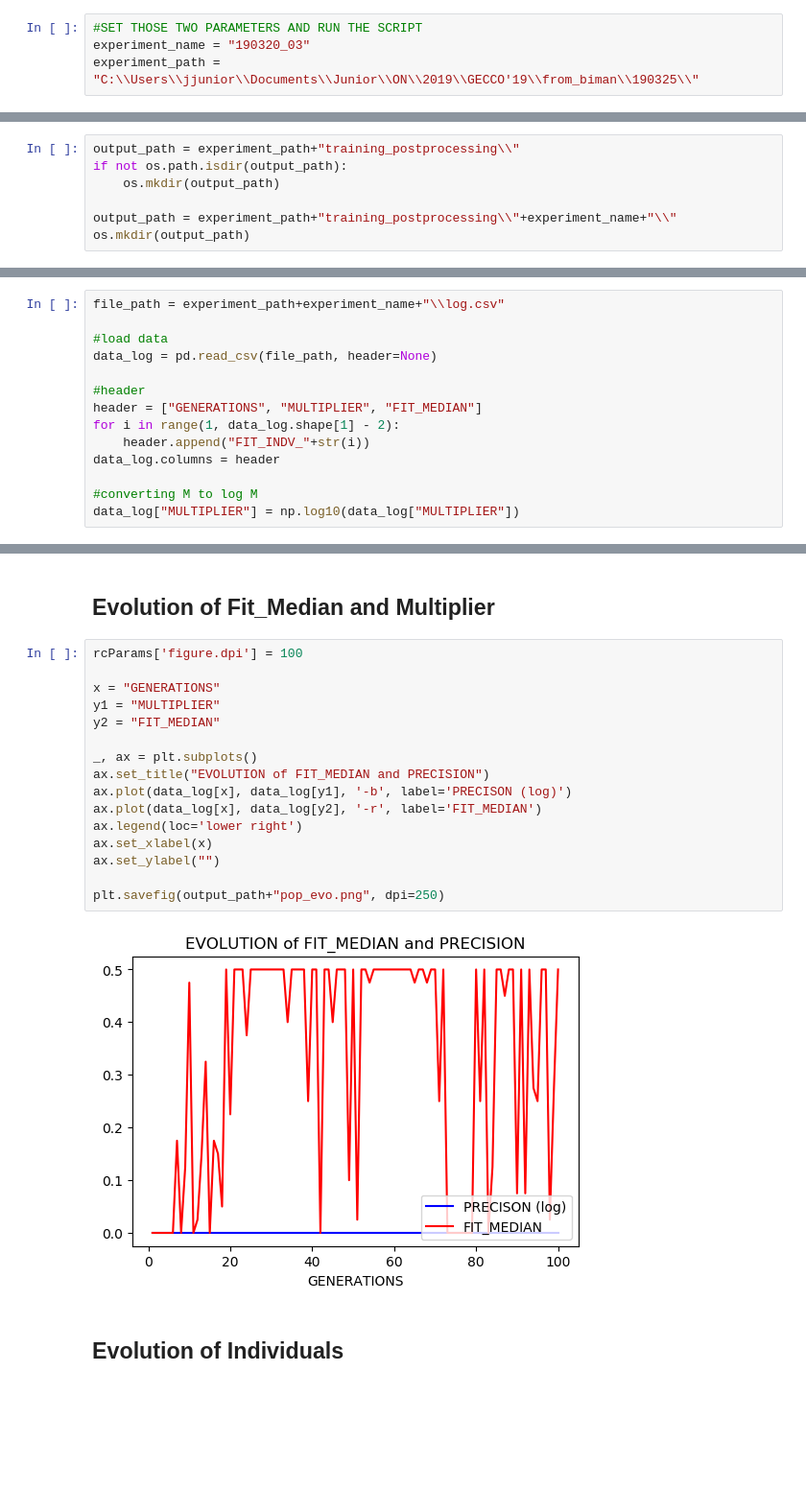
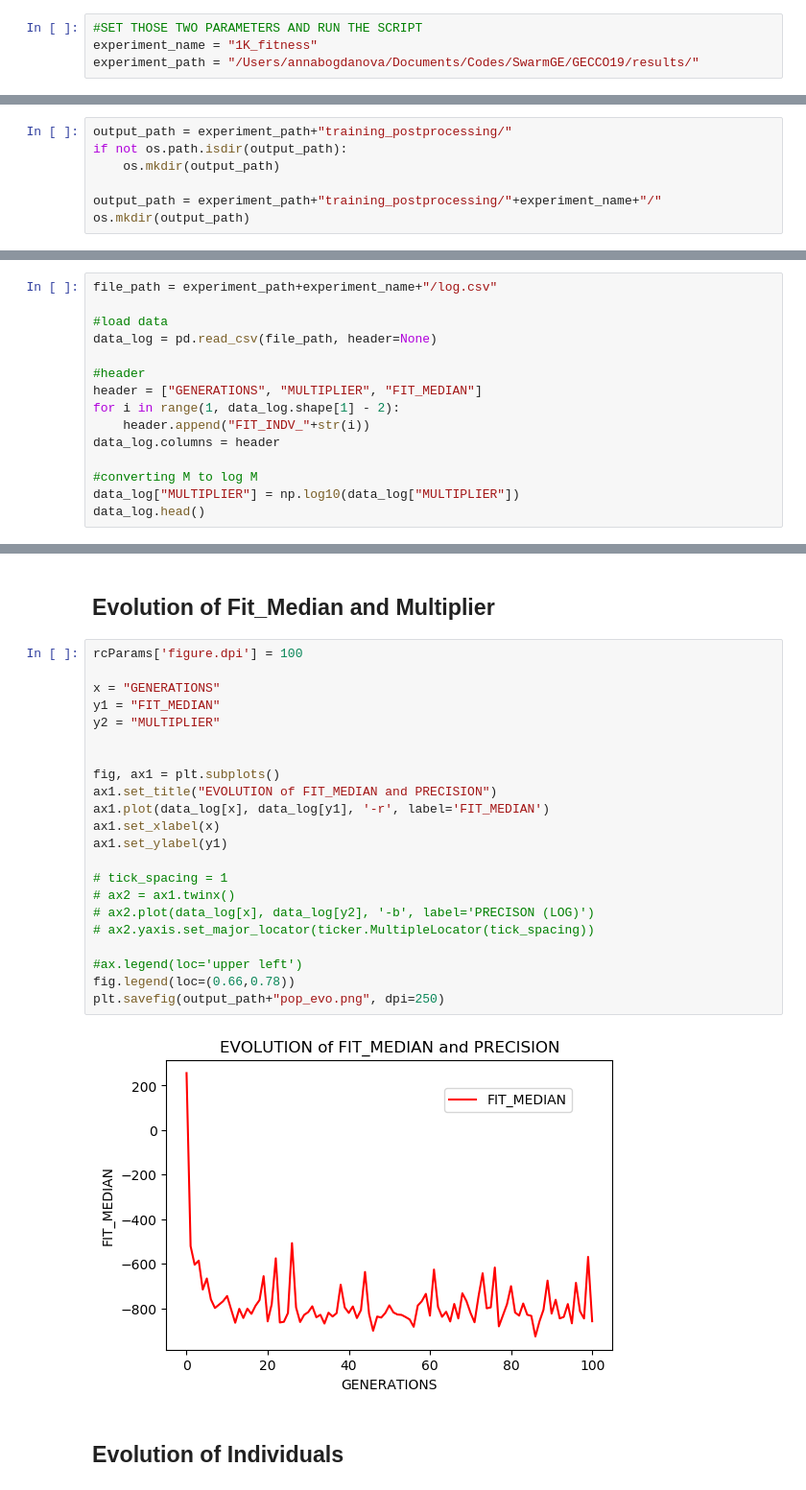
Before and after one commit to jair-pereira/GECCO19, a Jupyter notebook: src/vis_data.ipynb, the cells around one changed output, grey strips where cells are left out. Shown at 96% size. Drawn from its saved outputs; the diff is of its cells as text; blank space fills up the shorter version.

```diff
--- a/src/vis_data.ipynb
+++ b/src/vis_data.ipynb
@@ -9,14 +10,14 @@ from matplotlib import rcParams
 # PARAMETERS
 # %%
 #SET THOSE TWO PARAMETERS AND RUN THE SCRIPT
-experiment_name = "190320_03"
-experiment_path = "C:\\Users\\jjunior\\Documents\\Junior\\ON\\2019\\GECCO'19\\from_biman\\190325\\"
+experiment_name = "1K_fitness"
+experiment_path = "/Users/annabogdanova/Documents/Codes/SwarmGE/GECCO19/results/"
 # %% [markdown]
 ## FOLDER HANDLING
 # %%
-output_path = experiment_path+"training_postprocessing\\"
+output_path = experiment_path+"training_postprocessing/"
 if not os.path.isdir(output_path):
     os.mkdir(output_path)
 
-output_path = experiment_path+"training_postprocessing\\"+experiment_name+"\\"
+output_path = experiment_path+"training_postprocessing/"+experiment_name+"/"
 os.mkdir(output_path)
@@ -23,7 +26,7 @@ os.mkdir(output_path)
 # %% [markdown]
 # LOG
 # %%
-file_path = experiment_path+experiment_name+"\\log.csv"
+file_path = experiment_path+experiment_name+"/log.csv"
 
 #load data
 data_log = pd.read_csv(file_path, header=None)
@@ -36,3 +39,4 @@ data_log.columns = header
 
 #converting M to log M
 data_log["MULTIPLIER"] = np.log10(data_log["MULTIPLIER"])
+data_log.head()
@@ -41,21 +53,27 @@ data_log["MULTIPLIER"] = np.log10(data_log["MULTIPLIER"])
 # %%
 rcParams['figure.dpi'] = 100
 
 x = "GENERATIONS"
-y1 = "MULTIPLIER"
-y2 = "FIT_MEDIAN"
+y1 = "FIT_MEDIAN"
+y2 = "MULTIPLIER"
 
-_, ax = plt.subplots()
-ax.set_title("EVOLUTION of FIT_MEDIAN and PRECISION")
-ax.plot(data_log[x], data_log[y1], '-b', label='PRECISON (log)')
-ax.plot(data_log[x], data_log[y2], '-r', label='FIT_MEDIAN')
-ax.legend(loc='lower right')
-ax.set_xlabel(x)
-ax.set_ylabel("")
 
+fig, ax1 = plt.subplots()
+ax1.set_title("EVOLUTION of FIT_MEDIAN and PRECISION")
+ax1.plot(data_log[x], data_log[y1], '-r', label='FIT_MEDIAN')
+ax1.set_xlabel(x)
+ax1.set_ylabel(y1)
+
+# tick_spacing = 1
+# ax2 = ax1.twinx()
+# ax2.plot(data_log[x], data_log[y2], '-b', label='PRECISON (LOG)')
+# ax2.yaxis.set_major_locator(ticker.MultipleLocator(tick_spacing))
+
+#ax.legend(loc='upper left')
+fig.legend(loc=(0.66,0.78))
 plt.savefig(output_path+"pop_evo.png", dpi=250)
 # %% [output]
-[figure, old version]
+[figure, new version]
 # %% [markdown]
 ## Evolution of Individuals
 # %%
```
Also changed, not shown: parts of 9 cells of this notebook, 1 other file.
